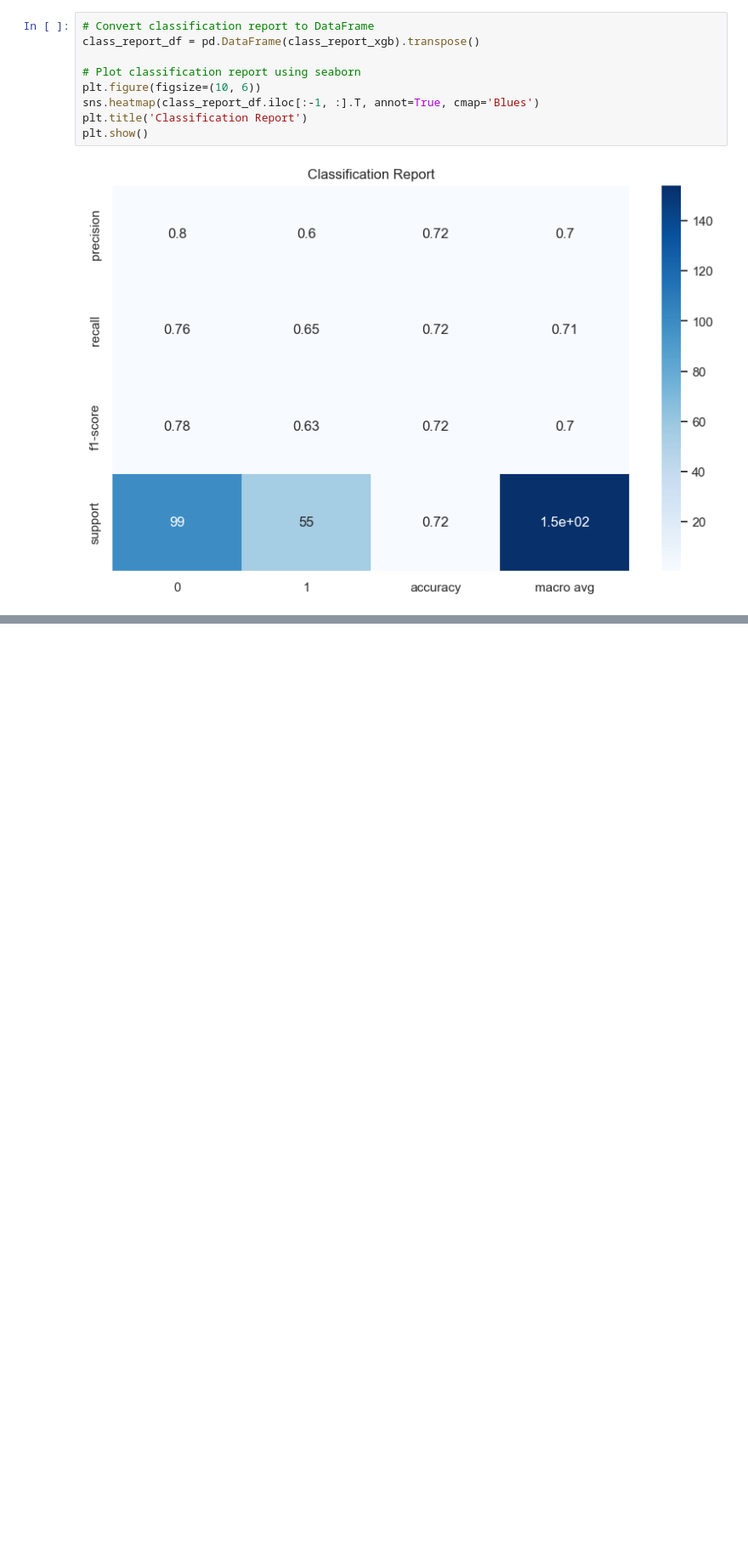
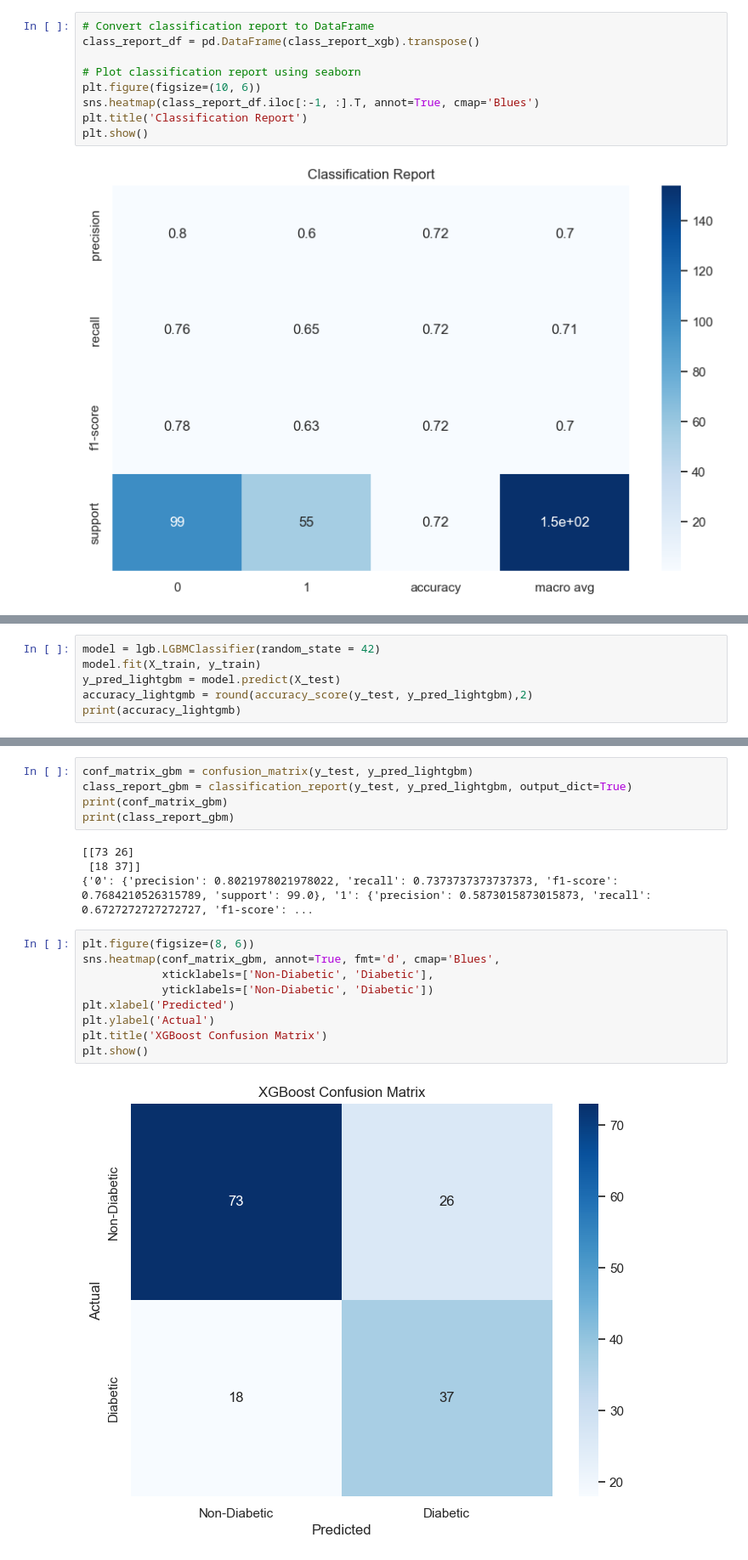
Before and after one commit to sultanbeishenkulov/Pima-Diabetes-Prediction, a Jupyter notebook: diabetes_predictions.ipynb, the cells around one changed output, grey strips where cells are left out. Shown at 85% size. Drawn from its saved outputs; the diff is of its cells as text; blank space fills up the shorter version.

Commit message:
LightGBM

```diff
--- a/diabetes_predictions.ipynb
+++ b/diabetes_predictions.ipynb
@@ -356,0 +360,6 @@ plt.show()
+# %%
+model = lgb.LGBMClassifier(random_state = 42)
+model.fit(X_train, y_train)
+y_pred_lightgbm = model.predict(X_test)
+accuracy_lightgmb = round(accuracy_score(y_test, y_pred_lightgbm),2)
+print(accuracy_lightgmb)
@@ -356,0 +384,20 @@ plt.show()
+# %%
+conf_matrix_gbm = confusion_matrix(y_test, y_pred_lightgbm)
+class_report_gbm = classification_report(y_test, y_pred_lightgbm, output_dict=True)
+print(conf_matrix_gbm)
+print(class_report_gbm)
+# %% [output]
+[[73 26]
+ [18 37]]
+{'0': {'precision': 0.8021978021978022, 'recall': 0.7373737373737373, 'f1-score': 0.7684210526315789, 'support': 99.0}, '1': {'precision': 0.5873015873015873, 'recall': 0.6727272727272727, 'f1-score': ...
+# %%
+plt.figure(figsize=(8, 6))
+sns.heatmap(conf_matrix_gbm, annot=True, fmt='d', cmap='Blues',
+            xticklabels=['Non-Diabetic', 'Diabetic'],
+            yticklabels=['Non-Diabetic', 'Diabetic'])
+plt.xlabel('Predicted')
+plt.ylabel('Actual')
+plt.title('XGBoost Confusion Matrix')
+plt.show()
+# %% [output]
+[figure, added]
```
Also changed, not shown: parts of 4 cells of this notebook.
